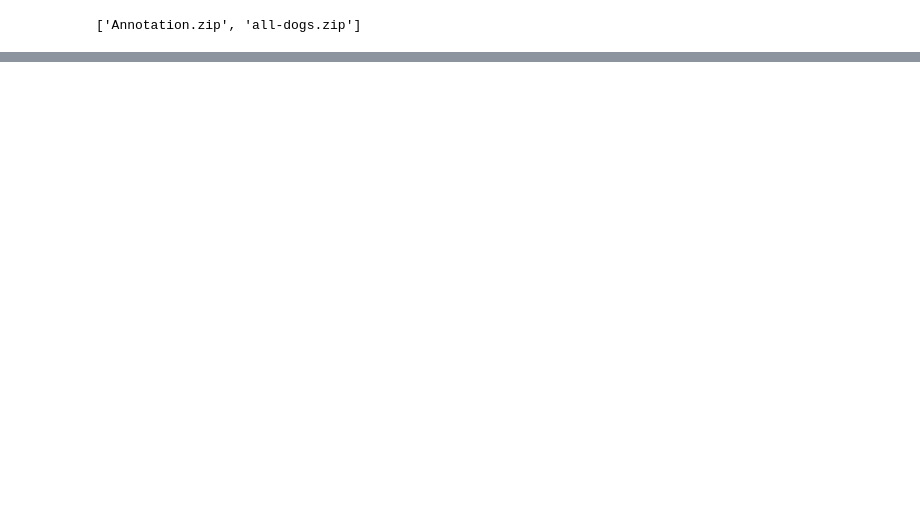
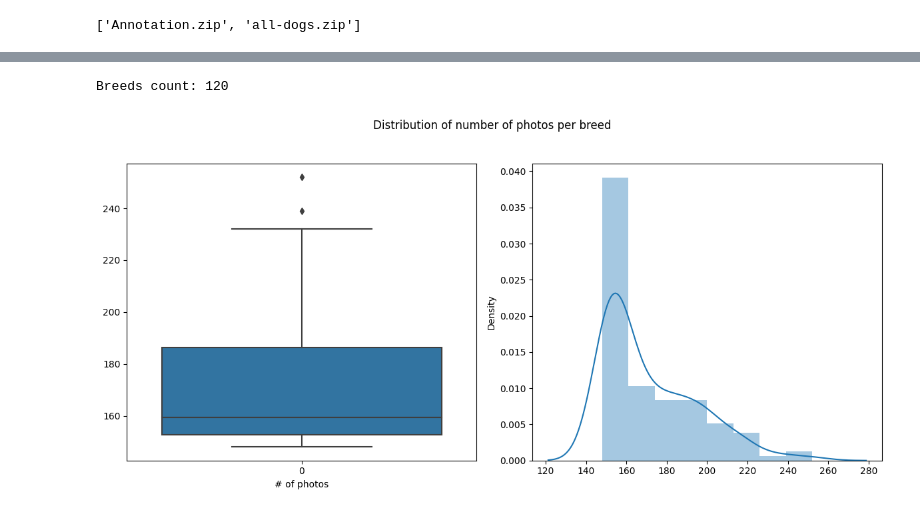
Before and after one commit to GRG0uVpfk/deeplearning-m5, a Jupyter notebook: gan-dogs.ipynb, the cells around one changed output, grey strips where cells are left out. Cells and saved outputs as stored; diff of their text form; code cells hidden in the pictures; blank space fills up the shorter version.

```diff
--- a/gan-dogs.ipynb
+++ b/gan-dogs.ipynb
@@ -18,0 +62,19 @@ import os
+# %%
+import seaborn as sns
+
+df_aux = pd.DataFrame.from_dict(by_breeds_dict, orient='index').T
+print(f'Breeds count: {df_aux.shape[1]}')
+
+fig = plt.figure(figsize=(12, 6))
+fig.suptitle('Distribution of number of photos per breed')
+fig.add_subplot(121)
+sns.boxplot(df_aux.shape[0] - df_aux.isnull().sum())
+plt.xlabel('# of photos')
+#plt.xticks([])
+fig.add_subplot(122)
+sns.distplot(df_aux.shape[0] - df_aux.isnull().sum())
+plt.tight_layout(rect=[0, 0.03, 1, 0.95])
+plt.show()
+# %% [output]
+Breeds count: 120
+[figure, added]
```
Also changed, not shown: parts of 17 cells of this notebook.
